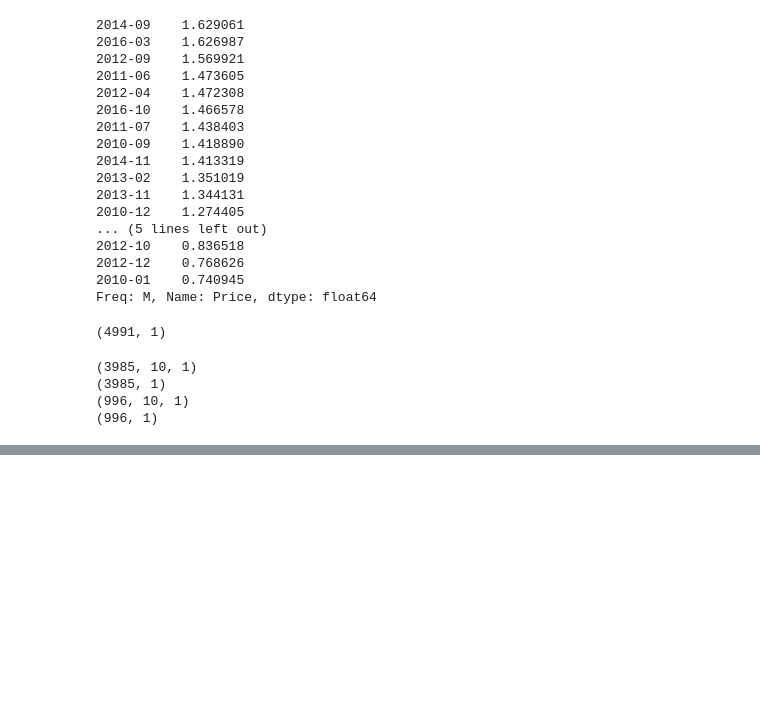
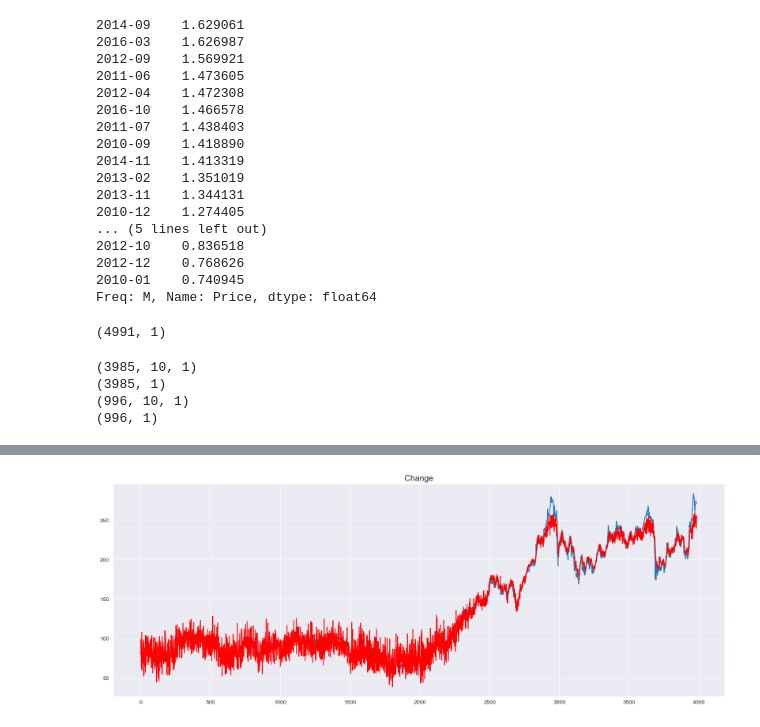
Before and after one commit to GaldanTheSneaky/Sberbank-Stock-Analysis, a Jupyter notebook: sberbank_stock.ipynb, the cells around one changed output, grey strips where cells are left out. Cells and saved outputs as stored; diff of their text form; code cells hidden in the pictures; blank space fills up the shorter version.

```diff
--- a/sberbank_stock.ipynb
+++ b/sberbank_stock.ipynb
@@ -418,5 +418,9 @@ Training time: 43.137609004974365
 # %%
-predict = pd.DataFrame(scaler.inverse_transform(y_train_pred.detach().numpy()))
-original = pd.DataFrame(scaler.inverse_transform(y_train.detach().numpy()))
+predict_train = pd.DataFrame(scaler.inverse_transform(y_train_pred.detach().cpu().numpy()))
+original_train = pd.DataFrame(scaler.inverse_transform(y_train.detach().cpu().numpy()))
+
+y_test_pred = model(x_test)
+predict_test = pd.DataFrame(scaler.inverse_transform(y_test_pred.detach().cpu().numpy()))
+original_test = pd.DataFrame(scaler.inverse_transform(y_test.detach().cpu().numpy()))
 # %%
 import seaborn as sns
@@ -445,0 +440,10 @@ fig.set_figwidth(16)
+# %%
+plt.figure(figsize=(20,7))
+plt.plot(original_train.index, original_train[0])
+
+plt.plot(predict_train.index, predict_train[0], color='red')
+
+plt.title('Change', fontsize=15)
+plt.show()
+# %% [output]
+[figure, added]
```
Also changed, not shown: parts of 13 cells of this notebook.
